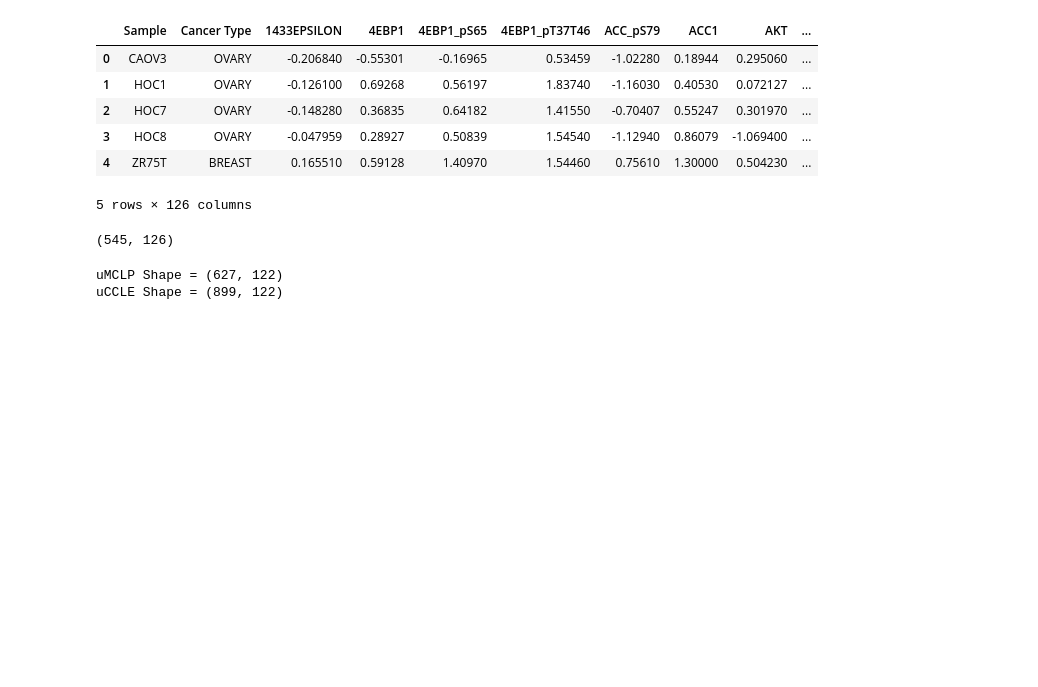
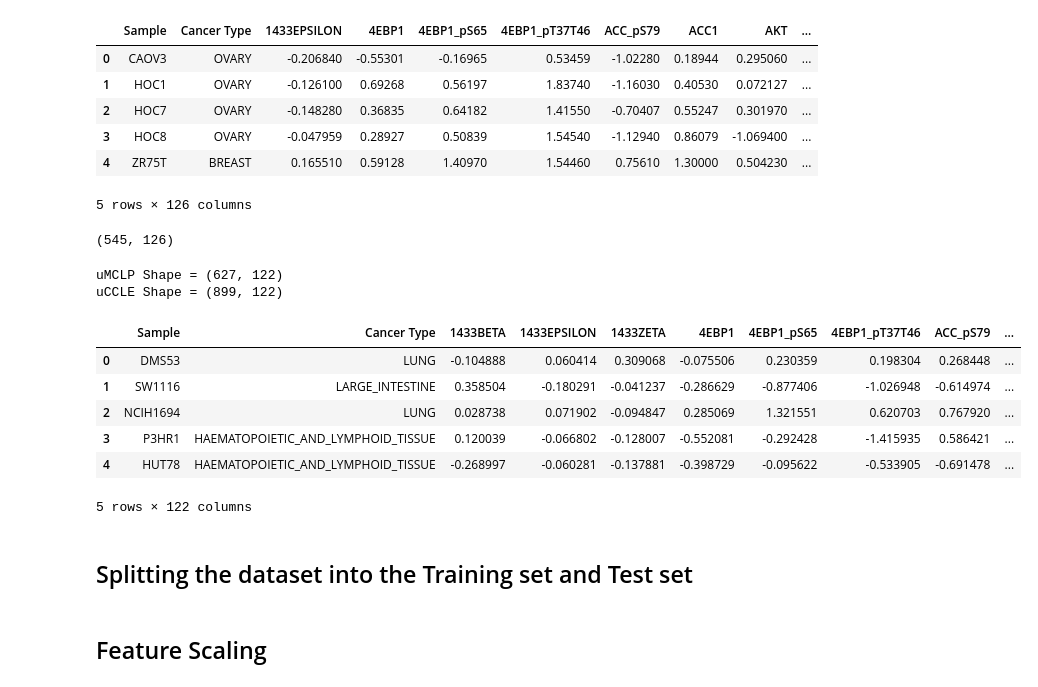
Before and after one commit to Albertykeyboard/Portfolio, a Jupyter notebook: Cancer Cell RPPA/Analysis.ipynb, the cells around one changed output. Drawn from its saved outputs; the diff is of its cells as text; code cells hidden in the pictures; blank space fills up the shorter version.

```diff
--- a/Cancer Cell RPPA/Analysis.ipynb
+++ b/Cancer Cell RPPA/Analysis.ipynb
@@ -347,3 +350,15 @@ print ('uCCLE Shape =', uCCLE.shape)
 # %% [output]
 uMCLP Shape = (627, 122)
 uCCLE Shape = (899, 122)
+# %%
+uCCLE.head()
+# %% [output]
+|  | Sample | Cancer Type | 1433BETA | 1433EPSILON | 1433ZETA | 4EBP1 | 4EBP1_pS65 | 4EBP1_pT37T46 | ACC_pS79 | ... |
+| 0 | DMS53 | LUNG | -0.104888 | 0.060414 | 0.309068 | -0.075506 | 0.230359 | 0.198304 | 0.268448 | ... |
+| 1 | SW1116 | LARGE_INTESTINE | 0.358504 | -0.180291 | -0.041237 | -0.286629 | -0.877406 | -1.026948 | -0.614974 | ... |
+| 2 | NCIH1694 | LUNG | 0.028738 | 0.071902 | -0.094847 | 0.285069 | 1.321551 | 0.620703 | 0.767920 | ... |
+| 3 | P3HR1 | HAEMATOPOIETIC_AND_LYMPHOID_TISSUE | 0.120039 | -0.066802 | -0.128007 | -0.552081 | -0.292428 | -1.415935 | 0.586421 | ... |
+| 4 | HUT78 | HAEMATOPOIETIC_AND_LYMPHOID_TISSUE | -0.268997 | -0.060281 | -0.137881 | -0.398729 | -0.095622 | -0.533905 | -0.691478 | ... |
+5 rows × 122 columns
+# %% [markdown]
+## Splitting the dataset into the Training set and Test set
@@ -349,0 +371,2 @@ uCCLE Shape = (899, 122)
+# %% [markdown]
+## Feature Scaling
```
Also changed, not shown: parts of 34 cells of this notebook.
